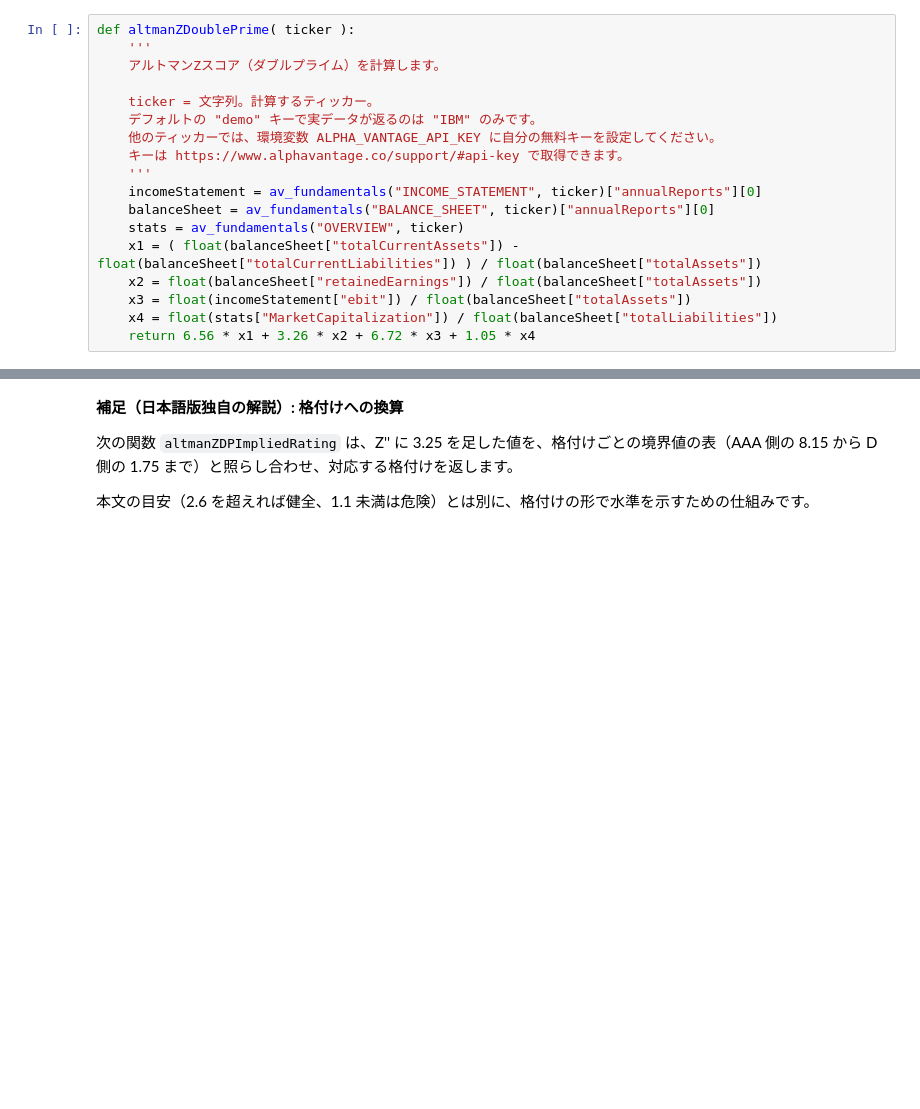
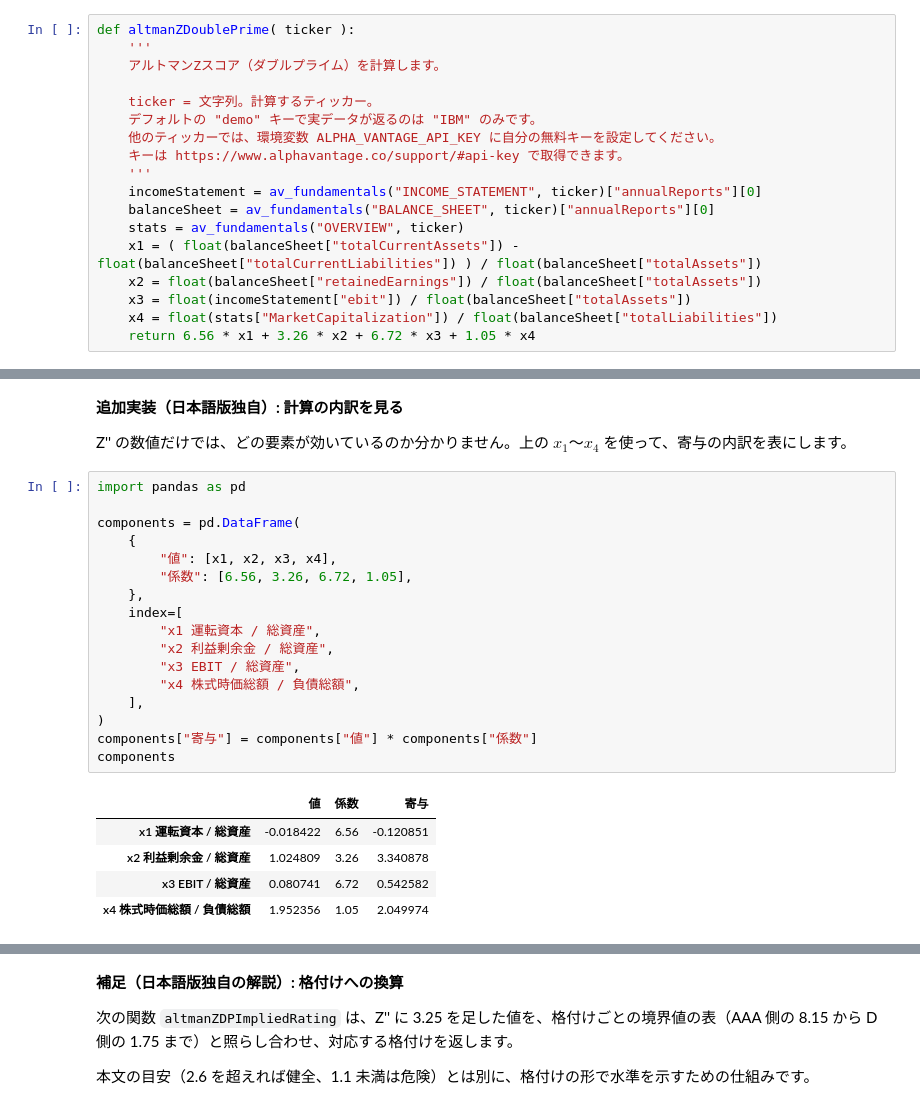
Before and after one commit to yanikasumin/JPMorgan-python-training-ja, a Jupyter notebook: notebooks/8_altman_z_double_prime.ipynb, the cells around one changed output, grey strips where cells are left out. Saved outputs shown, nothing was run; the diff lists cells and outputs as text; blank space fills up the shorter version.

```diff
--- a/notebooks/8_altman_z_double_prime.ipynb
+++ b/notebooks/8_altman_z_double_prime.ipynb
@@ -89,0 +94,27 @@ altmanZDoublePrime("IBM")
+# %% [markdown]
+**追加実装（日本語版独自）: 計算の内訳を見る**
+
+Z'' の数値だけでは、どの要素が効いているのか分かりません。上の $x_1$〜$x_4$ を使って、寄与の内訳を表にします。
+# %%
+import pandas as pd
+
+components = pd.DataFrame(
+    {
+        "値": [x1, x2, x3, x4],
+        "係数": [6.56, 3.26, 6.72, 1.05],
+    },
+    index=[
+        "x1 運転資本 / 総資産",
+        "x2 利益剰余金 / 総資産",
+        "x3 EBIT / 総資産",
+        "x4 株式時価総額 / 負債総額",
+    ],
+)
+components["寄与"] = components["値"] * components["係数"]
+components
+# %% [output]
+|  | 値 | 係数 | 寄与 |
+| x1 運転資本 / 総資産 | -0.018422 | 6.56 | -0.120851 |
+| x2 利益剰余金 / 総資産 | 1.024809 | 3.26 | 3.340878 |
+| x3 EBIT / 総資産 | 0.080741 | 6.72 | 0.542582 |
+| x4 株式時価総額 / 負債総額 | 1.952356 | 1.05 | 2.049974 |
```
Also changed, not shown: parts of 8 cells of this notebook, 14 other files.
